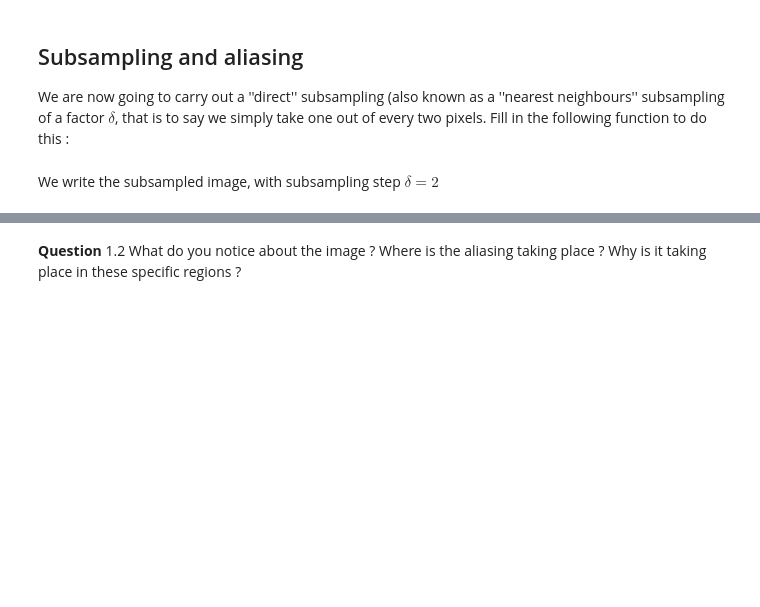
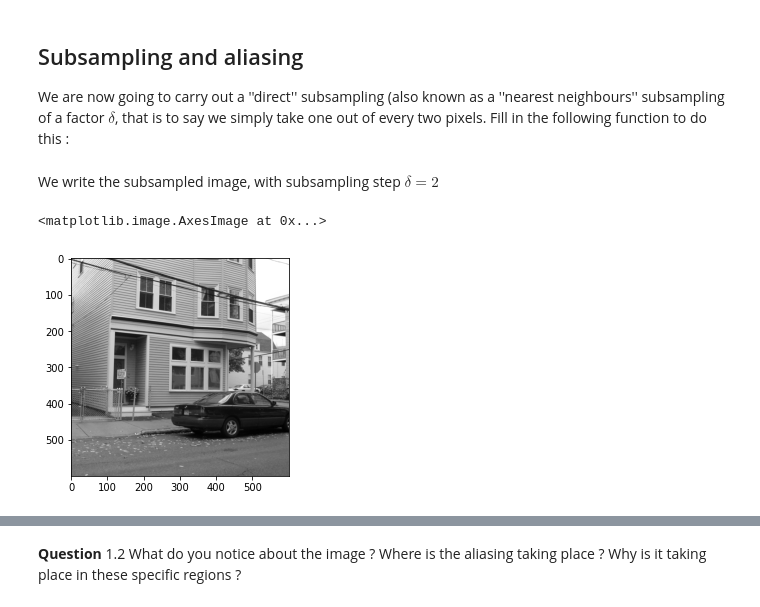
Before and after one commit to alephpi/student, a Jupyter notebook: TP1/filtering_for_students.ipynb, the cells around one changed output, grey strips where cells are left out. Drawn from its saved outputs; the diff is of its cells as text; code cells hidden in the pictures; blank space fills up the shorter version.

```diff
--- a/TP1/filtering_for_students.ipynb
+++ b/TP1/filtering_for_students.ipynb
@@ -71,3 +78,8 @@ We write the subsampled image, with subsampling step $\delta = 2$
 delta = 2
 image_small = nn_subsampling(img_gray,delta)
 write_image(image_small, file_name+'_subsampled.png')
+# %%
+plt.imshow(img_gray, cmap='gray')
+# %% [output]
+<matplotlib.image.AxesImage at 0x...>
+[figure, added]
```
Also changed, not shown: parts of 52 cells of this notebook, 2 other files.
